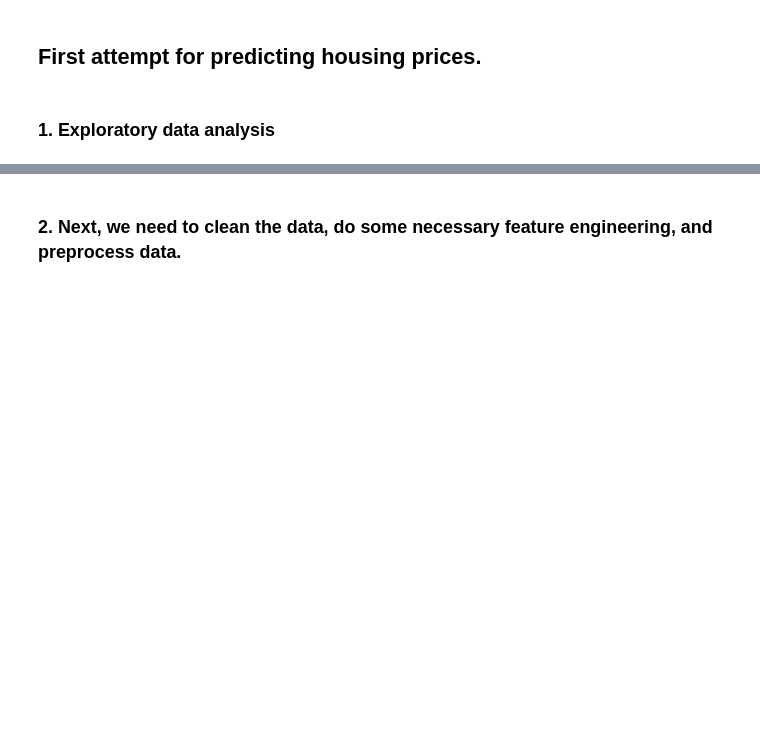
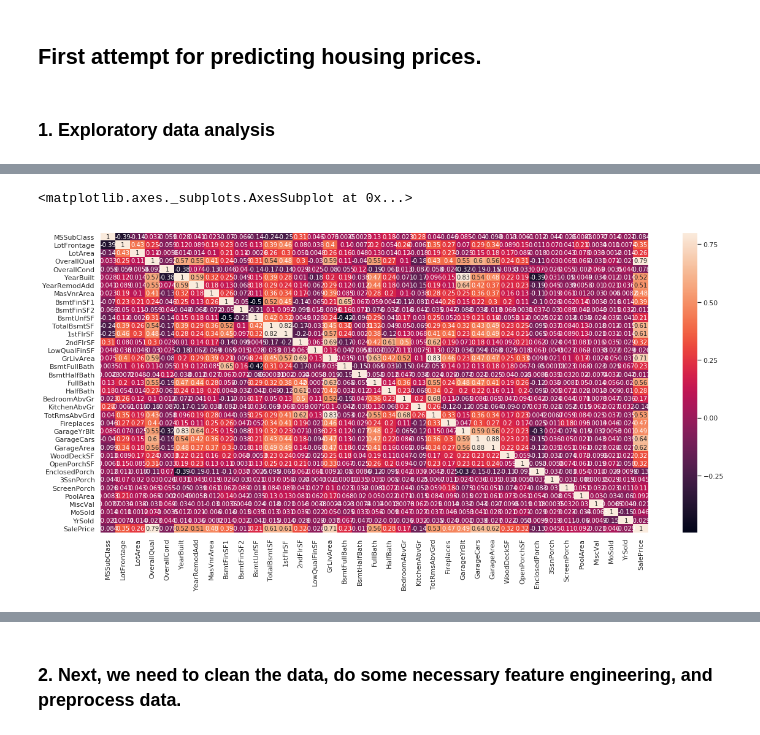
Before and after one commit to hanmeng31/Kaggle_Practices, a Jupyter notebook: House Prices: Advanced Regression Techniques/1st_attempt/first_attempt.ipynb, the cells around one changed output, grey strips where cells are left out. Drawn from its saved outputs; the diff is of its cells as text; code cells hidden in the pictures; blank space fills up the shorter version.

Commit message:
Added more data handling.

```diff
--- a/House Prices: Advanced Regression Techniques/1st_attempt/first_attempt.ipynb
+++ b/House Prices: Advanced Regression Techniques/1st_attempt/first_attempt.ipynb
@@ -7,8 +7,13 @@
 import numpy as np
 import pandas as pd
 
-raw_df = pd.read_csv('../data/train.csv')
+train_df = pd.read_csv('../data/train.csv')
+test_df = pd.read_csv('../data/test.csv')
+# Drop Id feature, since it is not related.
+train_df.drop('Id', axis = 1, inplace = True)
+test_df.drop('Id', axis = 1, inplace = True)
 # take a breif look at the data
-print(raw_df.head())
-raw_df.describe()
+print(train_df.head())
+train_df.describe()
+print(train_df.shape)
 # %% [output]
@@ -41,0 +37,12 @@ raw_df.describe()
+# %%
+# visualize the correlations among features
+import seaborn as sns
+import matplotlib.pyplot as plt
+%matplotlib inline
+
+corrmat = train_df.corr()  # calculate the correlations
+f, ax = plt.subplots(figsize=(20, 9))
+sns.heatmap(corrmat, vmax=.8, annot=True)  # produce heatmap
+# %% [output]
+<matplotlib.axes._subplots.AxesSubplot at 0x...>
+[figure, added]
```
Also changed, not shown: parts of 7 cells of this notebook, 3 other files.
